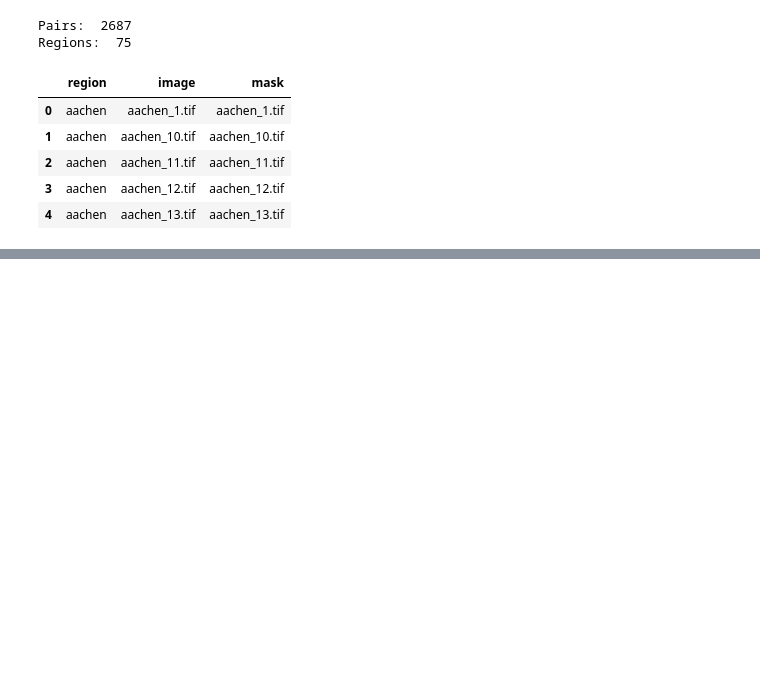
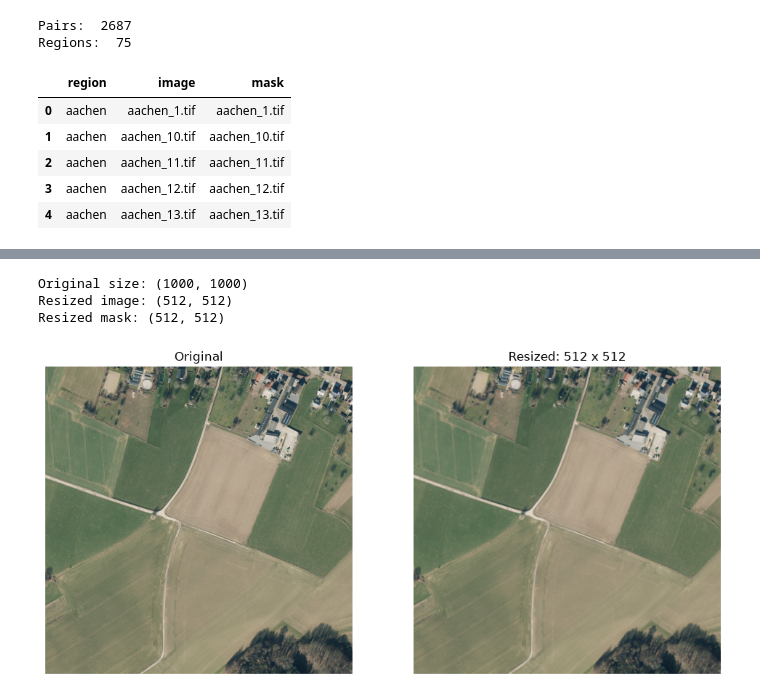
Before and after one commit to jarimbafrancisco-arch/Land-Cover-Segmentation-Mapping, a Jupyter notebook: notebooks/02_data_preprocessing.ipynb, the cells around one changed output, grey strips where cells are left out. Cells and saved outputs as stored; diff of their text form; code cells hidden in the pictures; blank space fills up the shorter version.

```diff
--- a/notebooks/02_data_preprocessing.ipynb
+++ b/notebooks/02_data_preprocessing.ipynb
@@ -53,0 +189,18 @@ Regions:  75
+# %%
+pixel_counts = {
+    "train": [0] * 8,
+    "validation": [0] * 8,
+    "test": [0] * 8
+}
+
+for row in pairs_df.itertuples():
+    with Image.open(row.mask) as source:
+        mask = np.array(source)
+
+    for label in range(1, 9):
+        pixel_counts[row.split][label - 1] += (mask == label).sum()
+
+pixel_counts = pd.DataFrame(pixel_counts, index=coverage.index)
+
+percentages = pixel_counts / pixel_counts.sum() * 100
+display(percentages.round(2))
@@ -53,0 +242,37 @@ Regions:  75
+# %%
+pair = pairs_df[pairs_df["split"] == "train"].iloc[0]
+
+with Image.open(pair["image"]) as source:
+    image = source.copy()
+
+with Image.open(pair["mask"]) as source:
+    mask = source.copy()
+
+size = (512, 512)
+
+resized_image = image.resize(size, Image.Resampling.BILINEAR)
+resized_mask = mask.resize(size, Image.Resampling.NEAREST)
+
+print("Original size:", image.size)
+print("Resized image:", resized_image.size)
+print("Resized mask:", resized_mask.size)
+
+assert resized_image.size == resized_mask.size
+assert np.isin(np.array(resized_mask), np.unique(np.array(mask))).all()
+
+fig, axes = plt.subplots(1, 2, figsize=(12, 6))
+
+axes[0].imshow(image)
+axes[0].set_title("Original")
+axes[1].imshow(resized_image)
+axes[1].set_title("Resized: 512 x 512")
+
+for axis in axes:
+    axis.axis("off")
+
+plt.show()
+# %% [output]
+Original size: (1000, 1000)
+Resized image: (512, 512)
+Resized mask: (512, 512)
+[figure, added]
```
Also changed, not shown: parts of 34 cells of this notebook, 4 other files.
